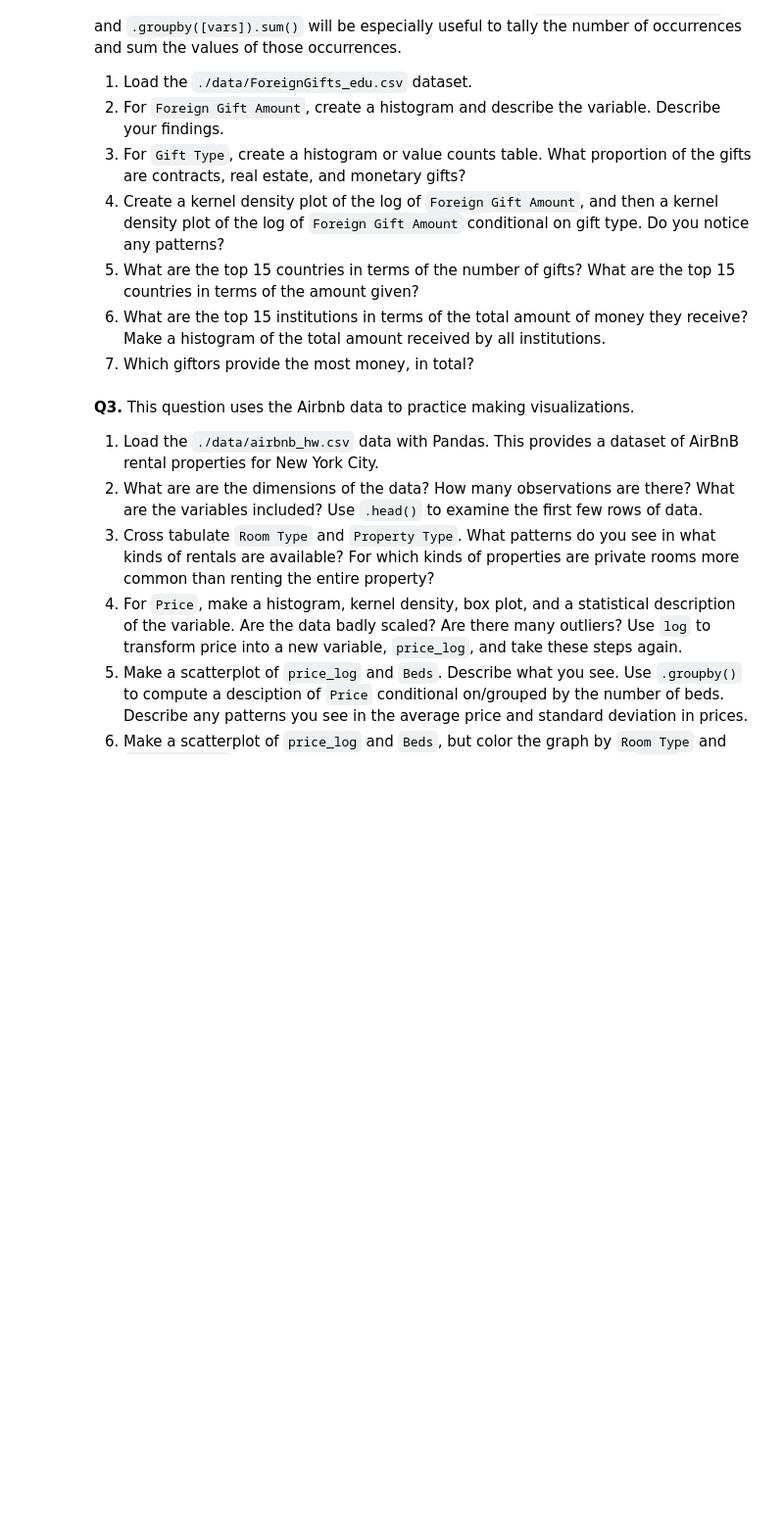
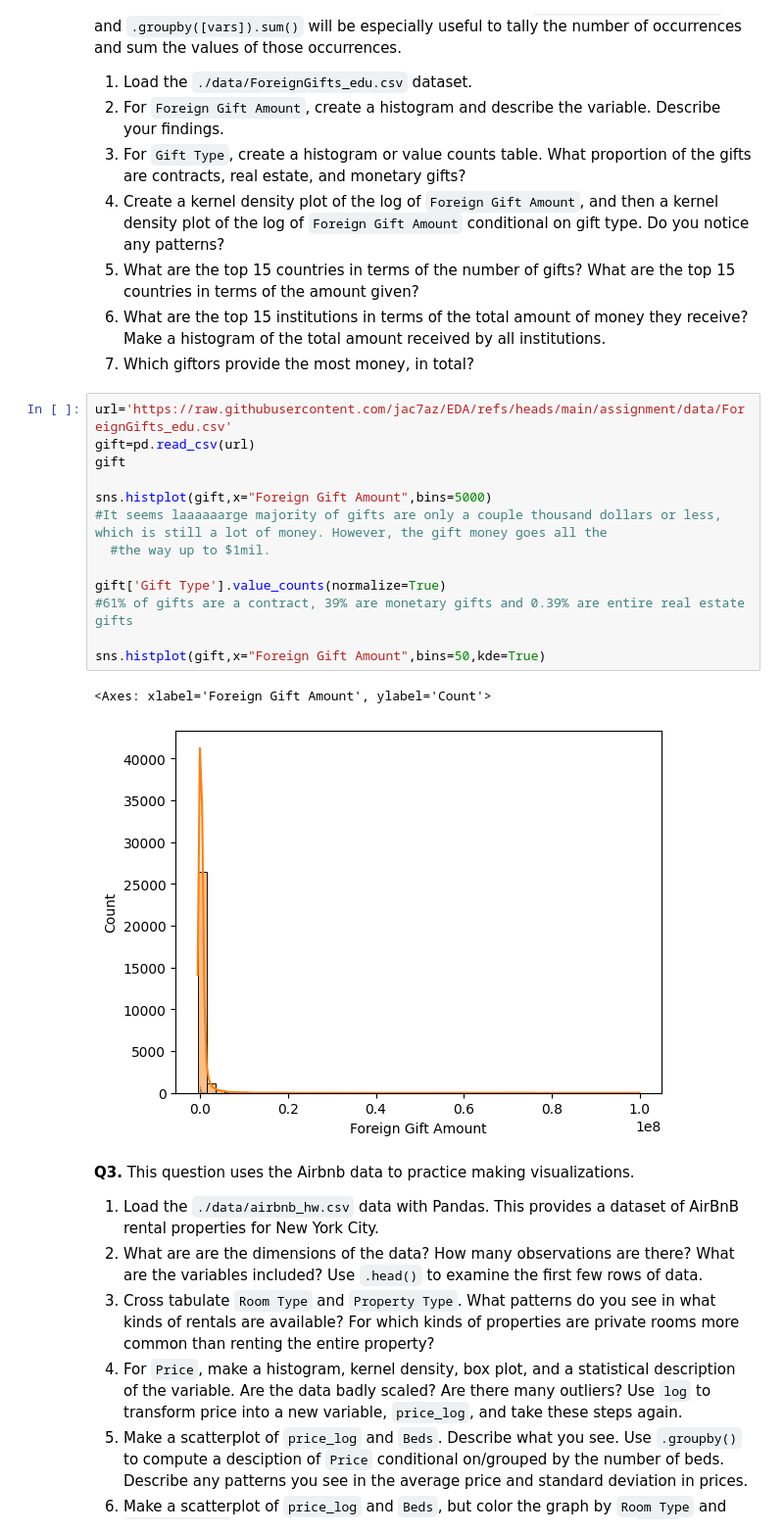
Before and after one commit to jac7az/EDA, a Jupyter notebook: assignment/assignment.ipynb, the cells around one changed output. Shown at 98% size. Drawn from its saved outputs; the diff is of its cells as text; blank space fills up the shorter version.

```diff
--- a/assignment/assignment.ipynb
+++ b/assignment/assignment.ipynb
@@ -50,6 +50,22 @@ import seaborn as sns
 5. What are the top 15 countries in terms of the number of gifts? What are the top 15 countries in terms of the amount given?
 6. What are the top 15 institutions in terms of the total amount of money they receive? Make a histogram of the total amount received by all institutions.
 7. Which giftors provide the most money, in total?
+# %%
+url='https://raw.githubusercontent.com/jac7az/EDA/refs/heads/main/assignment/data/ForeignGifts_edu.csv'
+gift=pd.read_csv(url)
+gift
+
+sns.histplot(gift,x="Foreign Gift Amount",bins=5000)
+#It seems laaaaaarge majority of gifts are only a couple thousand dollars or less, which is still a lot of money. However, the gift money goes all the
+  #the way up to $1mil.
+
+gift['Gift Type'].value_counts(normalize=True)
+#61% of gifts are a contract, 39% are monetary gifts and 0.39% are entire real estate gifts
+
+sns.histplot(gift,x="Foreign Gift Amount",bins=50,kde=True)
+# %% [output]
+<Axes: xlabel='Foreign Gift Amount', ylabel='Count'>
+[figure, added]
 # %% [markdown]
 **Q3.** This question uses the Airbnb data to practice making visualizations.
 
```
